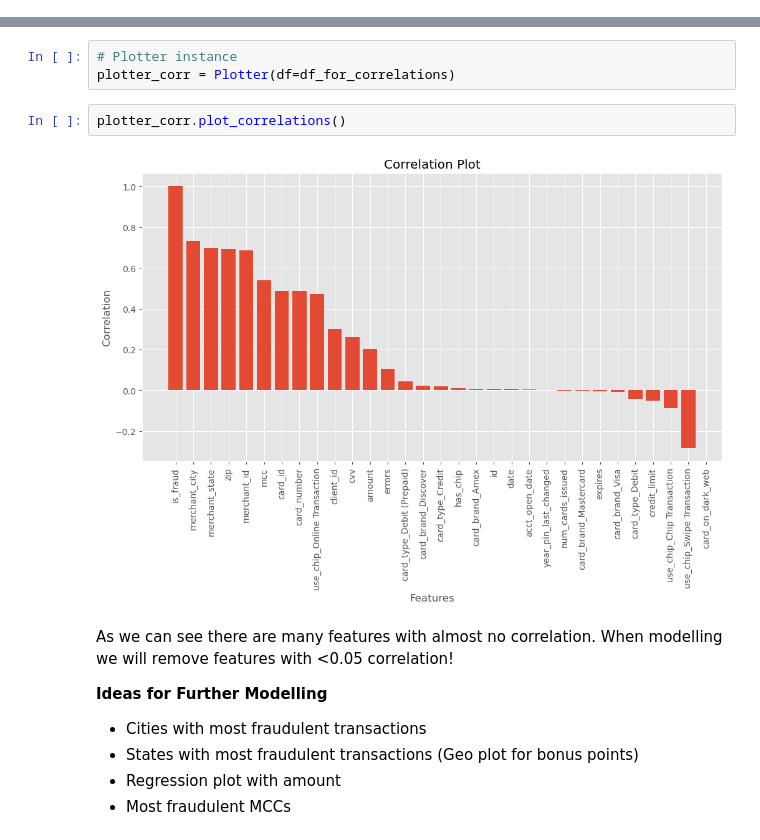
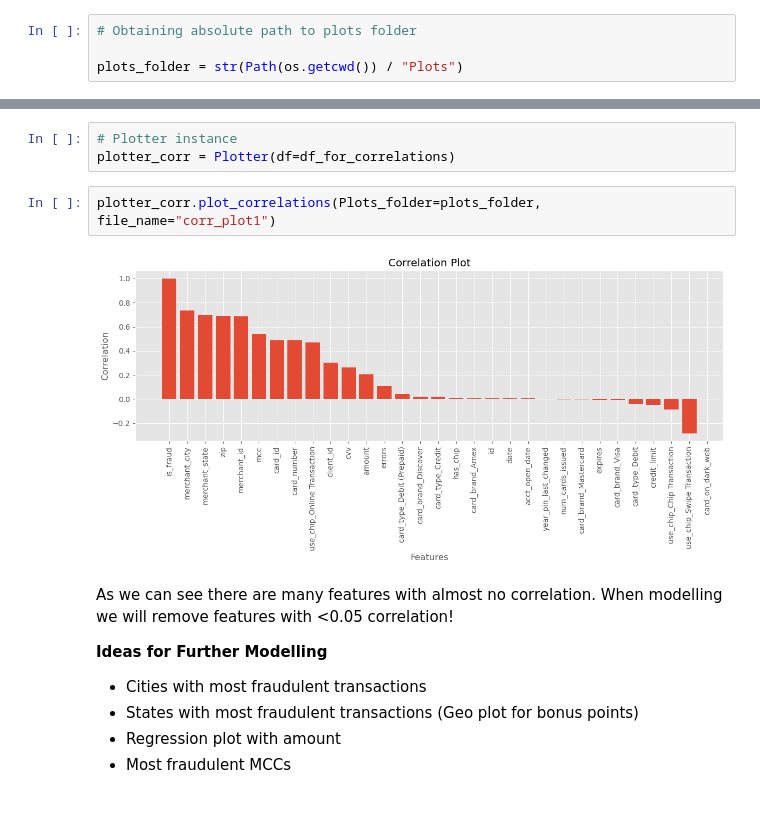
Before and after one commit to andriysinclair/FraudDetection, a Jupyter notebook: eda_cleaning.ipynb, the cells around one changed output, grey strips where cells are left out. Drawn from its saved outputs; the diff is of its cells as text; blank space fills up the shorter version.

Commit message:
Added plots, changed ReadME, looking to add a CLI to load the data into Data

```diff
--- a/eda_cleaning.ipynb
+++ b/eda_cleaning.ipynb
@@ -176,6 +183,10 @@ find_unique_values(merged_df)
 * For features with less categories, such as `card_brand` and `card_type`, one-hot encoding will be used
 # %% [markdown]
 ### Plots of Data
+# %%
+# Obtaining absolute path to plots folder
+
+plots_folder = str(Path(os.getcwd()) / "Plots")
 # %%
 # Creating instance of plotter class
 plot_data = Plotter(df=merged_df)
@@ -199,9 +209,9 @@ df_for_correlations = Pipeline_for_exploration1.fit_transform(general_df)
 # Plotter instance
 plotter_corr = Plotter(df=df_for_correlations)
 # %%
-plotter_corr.plot_correlations()
+plotter_corr.plot_correlations(Plots_folder=plots_folder, file_name="corr_plot1")
 # %% [output]
-[figure, old version]
+[figure, new version]
 # %% [markdown]
 As we can see there are many features with almost no correlation. When modelling we will remove features with <0.05 correlation!
 
```
Also changed, not shown: parts of 16 cells of this notebook, 14 other files.
